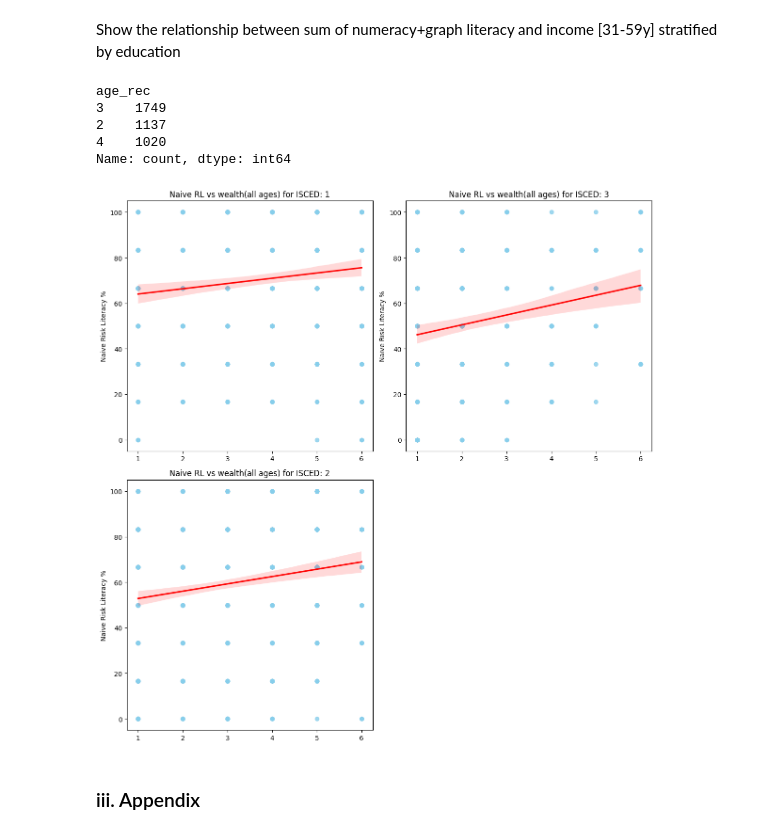
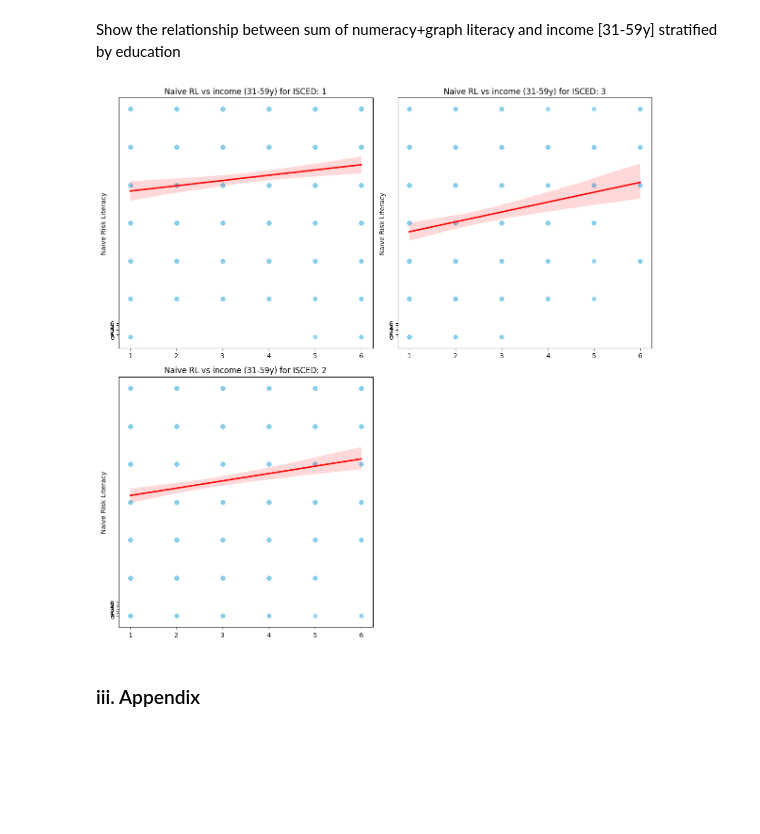
Before and after one commit to Leshleon/risk-literacy, a Jupyter notebook: data_analysis/new_code/final/221025_RL_euro_ind.ipynb, the cells around one changed output. Drawn from its saved outputs; the diff is of its cells as text; code cells hidden in the pictures; blank space fills up the shorter version.

```diff
--- a/data_analysis/new_code/final/221025_RL_euro_ind.ipynb
+++ b/data_analysis/new_code/final/221025_RL_euro_ind.ipynb
@@ -204,14 +187,14 @@ isced = euro["isced"].unique()
 for i, edu in enumerate(isced):
     sample = euro.loc[(euro["isced"] == edu) & (euro["wealth"] != -1)].copy()
     x = sample["wealth"].values
-    y = sample["Naive_RL_%"].values
+    y = sample["Naive_RL_6"].values
     total = sample.sum()
 
     sns.regplot(x=x, y=y, color="skyblue", ax = axes[i], line_kws={"color": "red"})
 
-    axes[i].set_yticks(np.arange(0, 101, step = 20))
+    axes[i].set_yticks(np.arange(0, 7, step = 1))
 
-    axes[i].set_ylabel(f"Naive Risk Literacy %")
+    axes[i].set_ylabel(f"Naive Risk Literacy")
     axes[i].set_title(f"Naive RL vs wealth(all ages) for ISCED: {edu}")
 
 
@@ -223,42 +206,34 @@ plt.show()
 # %% [markdown]
 Show the relationship between sum of numeracy+graph literacy and income [31-59y] stratified by education
-# %%
-euro["age_rec"].value_counts()
-# %% [output]
-age_rec
-3    1749
-2    1137
-4    1020
-Name: count, dtype: int64
 # %%
 fig, axes = plt.subplots(2, 2, figsize = [12, 12])
 axes = axes.flatten()
 
 isced = euro["isced"].unique()
 
 for i, edu in enumerate(isced):
     sample = euro.loc[
         (euro["isced"] == edu)
         & (euro["income"] != -1)
         & (euro["age_rec"] == 3)].copy()
 
     x = sample["income"].values
     y = sample["Naive_RL_%"].values
     total = sample.sum()
 
     sns.regplot(x=x, y=y, color="skyblue", ax = axes[i], line_kws={"color": "red"})
 
-    axes[i].set_yticks(np.arange(0, 101, step = 20))
+    axes[i].set_yticks(np.arange(0, 7, step = 1))
 
-    axes[i].set_ylabel(f"Naive Risk Literacy %")
-    axes[i].set_title(f"Naive RL vs wealth(all ages) for ISCED: {edu}")
+    axes[i].set_ylabel(f"Naive Risk Literacy")
+    axes[i].set_title(f"Naive RL vs income (31-59y) for ISCED: {edu}")
 
 
 fig.delaxes(axes[i+1])
 plt.tight_layout()
 plt.show()
 # %% [output]
-[figure, old version]
+[figure, new version]
 # %% [markdown]
 ### iii. Appendix
 # %% [markdown]
```
Also changed, not shown: parts of 111 cells of this notebook.
